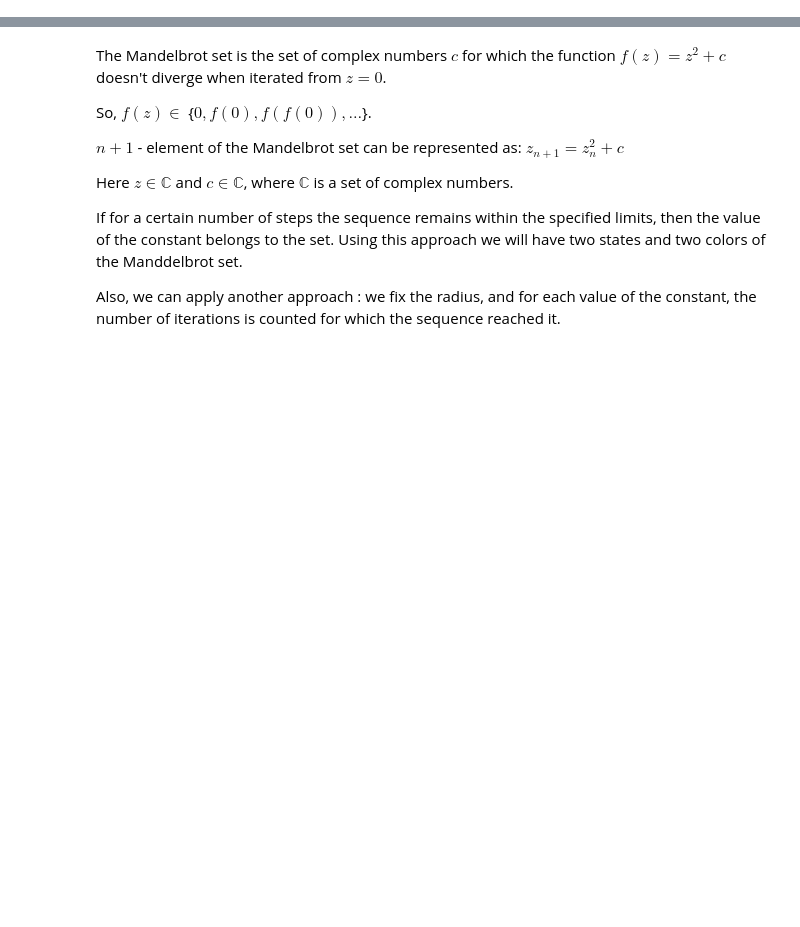
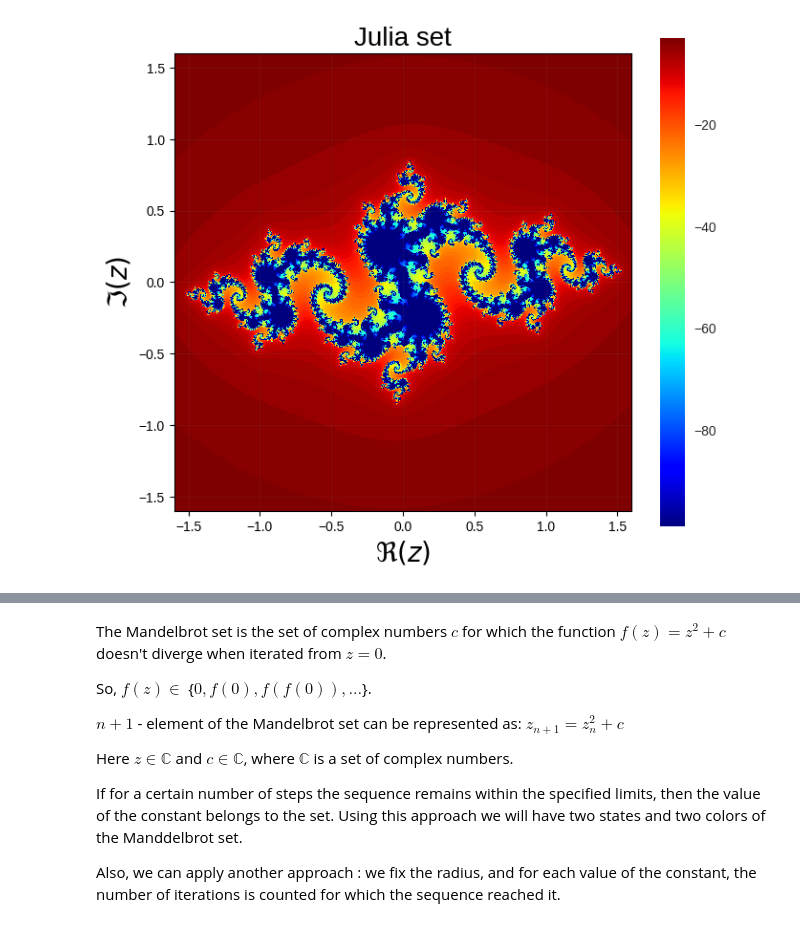
Before and after one commit to Albly/High_perfomance_python_lab, a Jupyter notebook: Fractals/Mandelbrot.ipynb, the cells around one changed output, grey strips where cells are left out. Cells and saved outputs as stored; diff of their text form; code cells hidden in the pictures; blank space fills up the shorter version.

```diff
--- a/Fractals/Mandelbrot.ipynb
+++ b/Fractals/Mandelbrot.ipynb
@@ -2,0 +125,4 @@
+# %%
+julia_set(complex(-0.8, 0.156))
+# %% [output]
+[figure, added]
```
Also changed, not shown: parts of 12 cells of this notebook.
